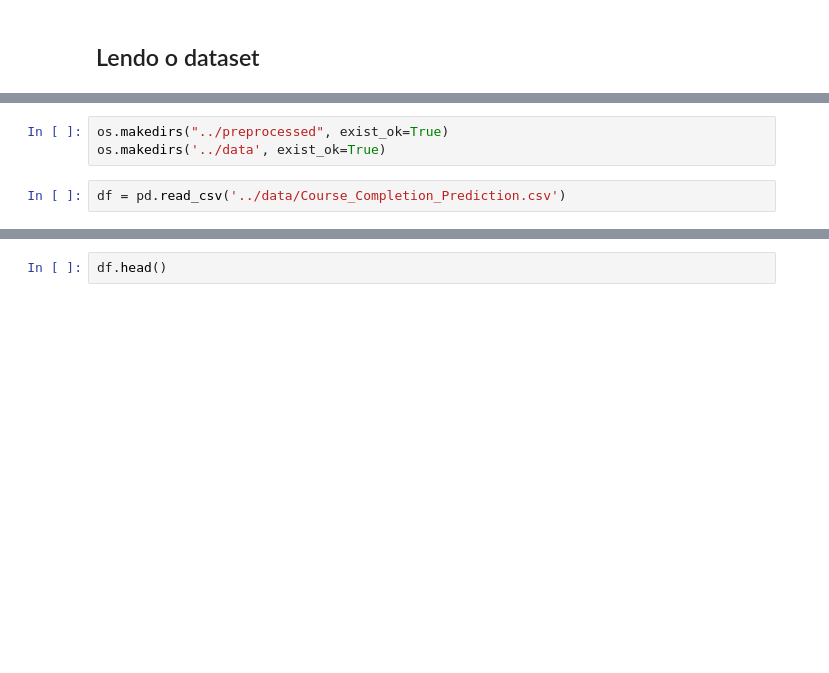
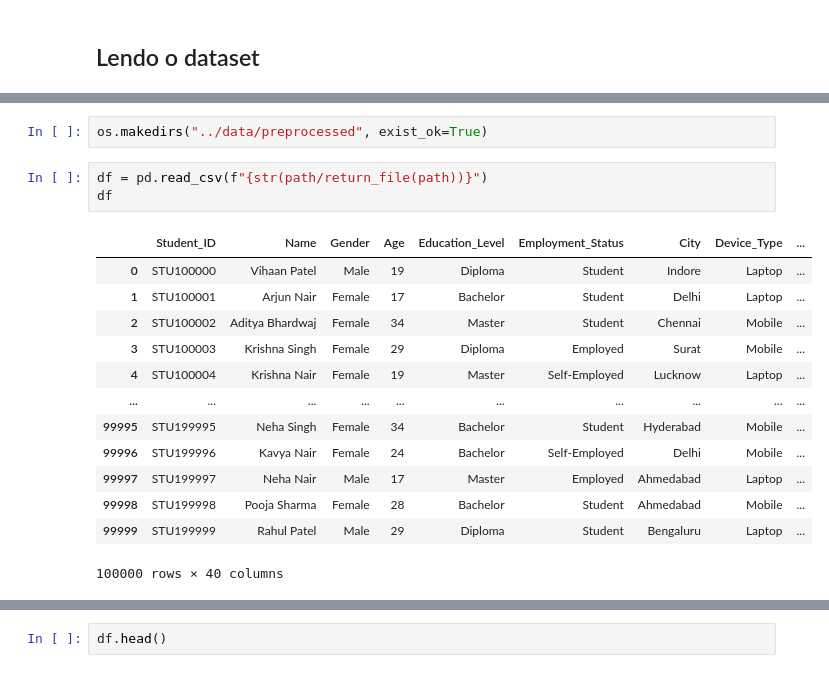
Before and after one commit to cidade-felipe/Student-Course-Completion-Prediction-Dataset, a Jupyter notebook: notebooks/preprocessed.ipynb, the cells around one changed output, grey strips where cells are left out. Saved outputs shown, nothing was run; the diff lists cells and outputs as text; blank space fills up the shorter version.

```diff
--- a/notebooks/preprocessed.ipynb
+++ b/notebooks/preprocessed.ipynb
@@ -8,5 +26,19 @@ import os
 # %%
-os.makedirs("../preprocessed", exist_ok=True)
-os.makedirs('../data', exist_ok=True)
+os.makedirs("../data/preprocessed", exist_ok=True)
-# %%
-df = pd.read_csv('../data/Course_Completion_Prediction.csv')
+# %%
+df = pd.read_csv(f"{str(path/return_file(path))}")
+df
+# %% [output]
+|  | Student_ID | Name | Gender | Age | Education_Level | Employment_Status | City | Device_Type | ... |
+| 0 | STU100000 | Vihaan Patel | Male | 19 | Diploma | Student | Indore | Laptop | ... |
+| 1 | STU100001 | Arjun Nair | Female | 17 | Bachelor | Student | Delhi | Laptop | ... |
+| 2 | STU100002 | Aditya Bhardwaj | Female | 34 | Master | Student | Chennai | Mobile | ... |
+| 3 | STU100003 | Krishna Singh | Female | 29 | Diploma | Employed | Surat | Mobile | ... |
+| 4 | STU100004 | Krishna Nair | Female | 19 | Master | Self-Employed | Lucknow | Laptop | ... |
+| ... | ... | ... | ... | ... | ... | ... | ... | ... | ... |
+| 99995 | STU199995 | Neha Singh | Female | 34 | Bachelor | Student | Hyderabad | Mobile | ... |
+| 99996 | STU199996 | Kavya Nair | Female | 24 | Bachelor | Self-Employed | Delhi | Mobile | ... |
+| 99997 | STU199997 | Neha Nair | Male | 17 | Master | Employed | Ahmedabad | Laptop | ... |
+| 99998 | STU199998 | Pooja Sharma | Female | 28 | Bachelor | Student | Ahmedabad | Mobile | ... |
+| 99999 | STU199999 | Rahul Patel | Male | 29 | Diploma | Student | Bengaluru | Laptop | ... |
+100000 rows × 40 columns
```
Also changed, not shown: parts of 8 cells of this notebook.
